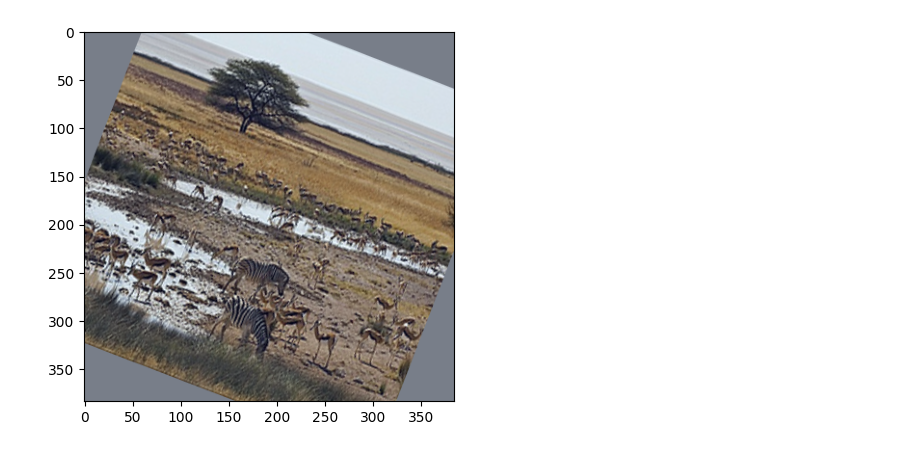
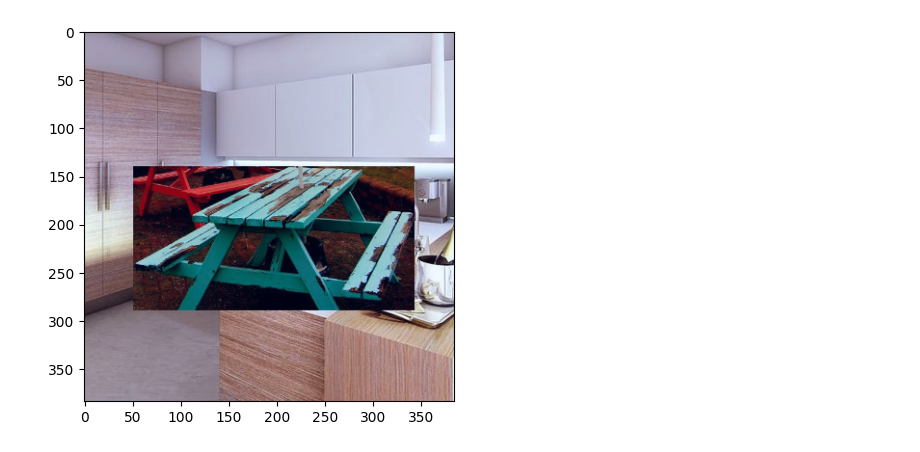
Before and after one commit to crimama/RobustMixGen, a Jupyter notebook: temp.ipynb, the cells around one changed output. Drawn from its saved outputs; the diff is of its cells as text; code cells hidden in the pictures.

```diff
--- a/temp.ipynb
+++ b/temp.ipynb
@@ -272,13 +273,18 @@ trainset = re_train_dataset(ann_file = configs['train_file'],
                             image_root = configs['image_root'],
                             mixgen_ratio=1,
                             mixgen=True)
+# %%
+from torch.utils.data import DataLoader
+dataloader = DataLoader(trainset,batch_size=4,shuffle=True)
+# %%
+image,caption,id = next(iter(dataloader))
 # %%
 #ann = ann_file[800]
 #ann = ann_file[1800]
 #image,caption = romixgen(ann)
-image,caption,id = trainset.__getitem__(550000)
-img = torch.permute(image,dims=(1,2,0)).detach().numpy()
+#image,caption,id = trainset.__getitem__(10000)
+img = torch.permute(image[0],dims=(1,2,0)).detach().numpy()
 plt.imshow((img-np.min(img)) / (np.max(img)-np.min(img)))
 plt.show()
 # %% [output]
-[figure, old version]
+[figure, new version]
```
Also changed, not shown: parts of 3 cells of this notebook.
